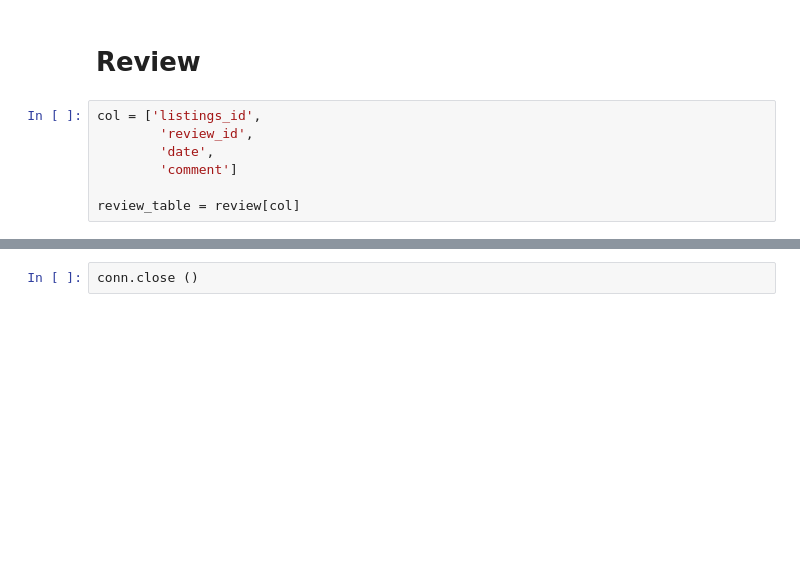
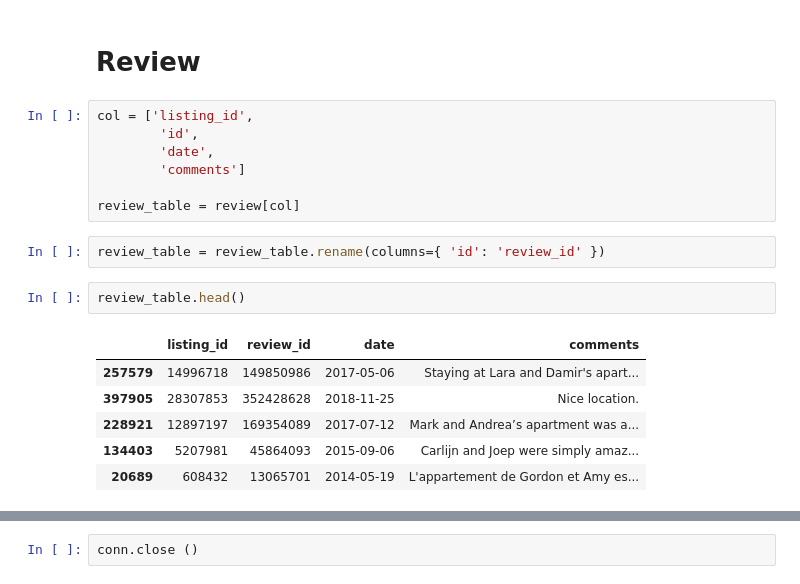
Before and after one commit to flynn3103/airbnb, a Jupyter notebook: src/data_warehouse/etl.ipynb, the cells around one changed output, grey strips where cells are left out. Cells and saved outputs as stored; diff of their text form; blank space fills up the shorter version.

```diff
--- a/src/data_warehouse/etl.ipynb
+++ b/src/data_warehouse/etl.ipynb
@@ -345,11 +348,22 @@ for row in cur.fetchall():
 # %% [markdown]
 # Review
 # %%
-col = ['listings_id',
-        'review_id',
+col = ['listing_id',
+        'id',
         'date',
-        'comment']
+        'comments']
 
 review_table = review[col]
+# %%
+review_table = review_table.rename(columns={ 'id': 'review_id' })
+# %%
+review_table.head()
+# %% [output]
+|  | listing_id | review_id | date | comments |
+| 257579 | 14996718 | 149850986 | 2017-05-06 | Staying at Lara and Damir's apart... |
+| 397905 | 28307853 | 352428628 | 2018-11-25 | Nice location. |
+| 228921 | 12897197 | 169354089 | 2017-07-12 | Mark and Andrea’s apartment was a... |
+| 134403 | 5207981 | 45864093 | 2015-09-06 | Carlijn and Joep were simply amaz... |
+| 20689 | 608432 | 13065701 | 2014-05-19 | L'appartement de Gordon et Amy es... |
 # %%
 execute_values(conn, review_table, table='review')
```
Also changed, not shown: parts of 21 cells of this notebook, 3 other files.
